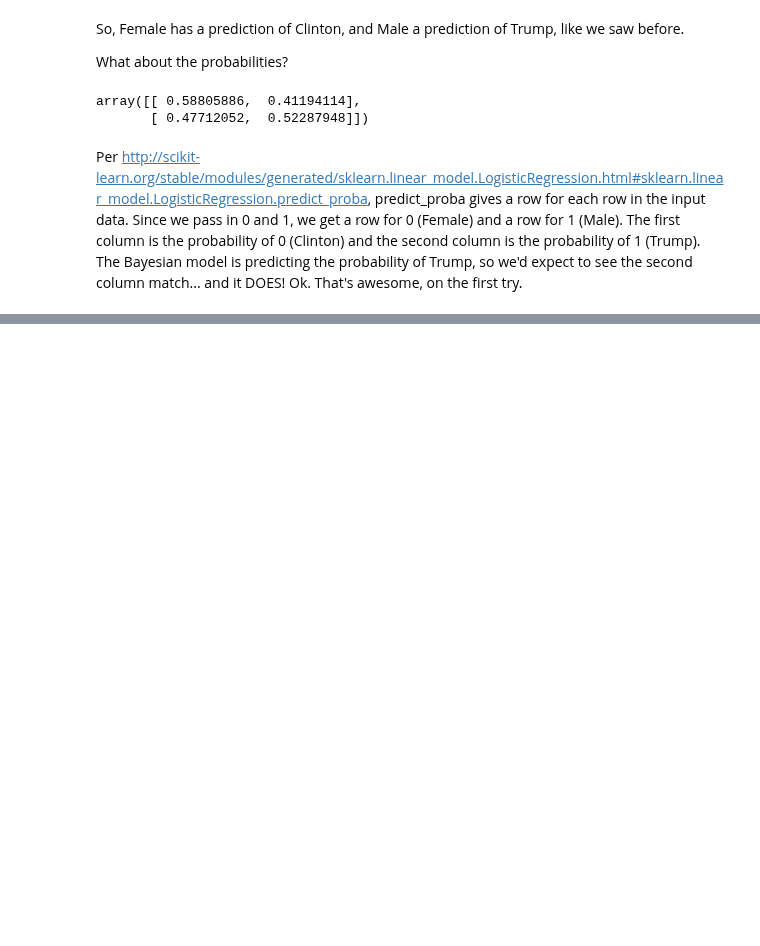
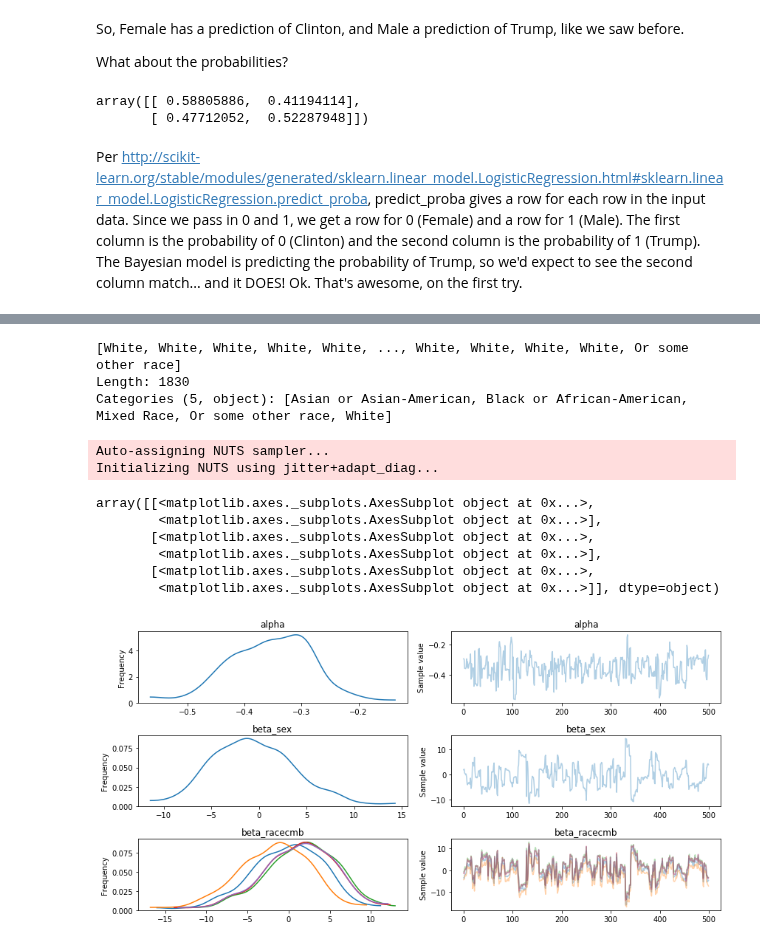
Before and after one commit to aenfield/Data512, a Jupyter notebook: project/Project.ipynb, the cells around one changed output, grey strips where cells are left out. Saved outputs shown, nothing was run; the diff lists cells and outputs as text; code cells hidden in the pictures; blank space fills up the shorter version.

```diff
--- a/project/Project.ipynb
+++ b/project/Project.ipynb
@@ -502,0 +559,23 @@ Per http://scikit-learn.org/stable/modules/generated/sklearn.linear_model.Logist
+# %%
+racecmb_categorical
+# %% [output]
+[White, White, White, White, White, ..., White, White, White, White, Or some other race]
+Length: 1830
+Categories (5, object): [Asian or Asian-American, Black or African-American, Mixed Race, Or some other race, White]
+# %%
+with model_with_racecmb:
+    trace_with_racecmb = pm.sample(500, n_init=50000, tune=500)
+    #trace_with_racecmb = pm.sample(1000, n_init=50000, tune=1000)
+# %% [output]
+Auto-assigning NUTS sampler...
+Initializing NUTS using jitter+adapt_diag...
+# %%
+pm.traceplot(trace_with_racecmb, varnames_with_racecmb)
+# %% [output]
+array([[<matplotlib.axes._subplots.AxesSubplot object at 0x...>,
+        <matplotlib.axes._subplots.AxesSubplot object at 0x...>],
+       [<matplotlib.axes._subplots.AxesSubplot object at 0x...>,
+        <matplotlib.axes._subplots.AxesSubplot object at 0x...>],
+       [<matplotlib.axes._subplots.AxesSubplot object at 0x...>,
+        <matplotlib.axes._subplots.AxesSubplot object at 0x...>]], dtype=object)
+[figure, added]
```
Also changed, not shown: parts of 14 cells of this notebook.
